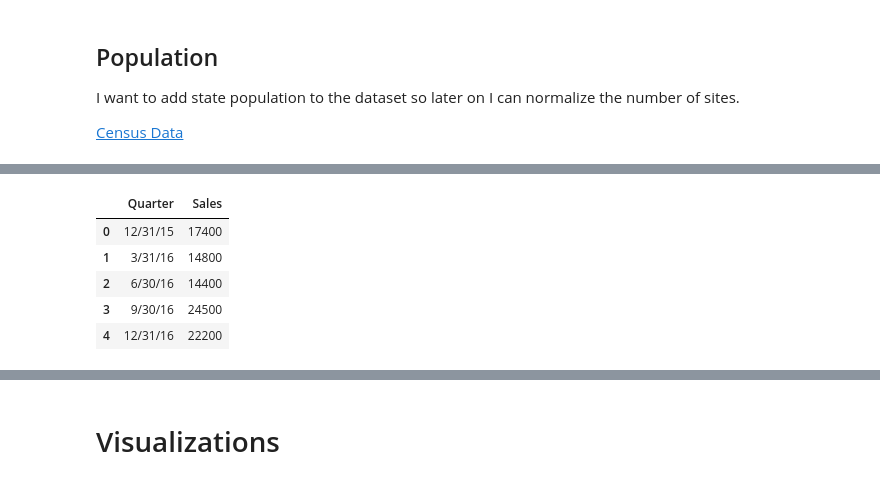
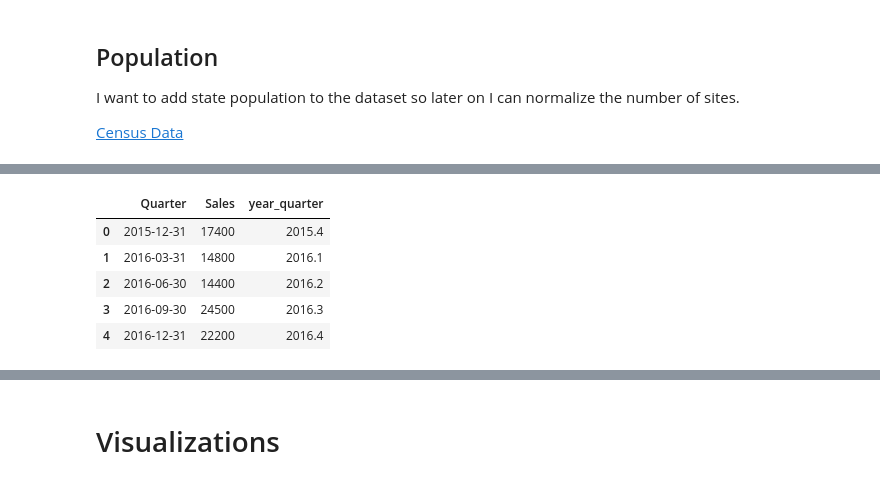
Before and after one commit to jeffkempster/code-louisville-data-science-2, a Jupyter notebook: Tesla Superchargers.ipynb, the cells around one changed output, grey strips where cells are left out. Saved outputs shown, nothing was run; the diff lists cells and outputs as text; code cells hidden in the pictures.

```diff
--- a/Tesla Superchargers.ipynb
+++ b/Tesla Superchargers.ipynb
@@ -275,12 +275,15 @@ us_sites.head()
 # %%
 # teslas sold by quarter
 # https://www.statista.com/statistics/502208/tesla-quarterly-vehicle-deliveries/
 teslas_sold = pd.read_csv('input/tesla-quarterly-sales.csv')
+
+teslas_sold['Quarter'] = pd.to_datetime(teslas_sold['Quarter'])
+teslas_sold['year_quarter'] = teslas_sold.Quarter.dt.year + (teslas_sold.Quarter.dt.quarter / 10)
 teslas_sold.head()
 # %% [output]
-|  | Quarter | Sales |
-| 0 | 12/31/15 | 17400 |
-| 1 | 3/31/16 | 14800 |
-| 2 | 6/30/16 | 14400 |
-| 3 | 9/30/16 | 24500 |
-| 4 | 12/31/16 | 22200 |
+|  | Quarter | Sales | year_quarter |
+| 0 | 2015-12-31 | 17400 | 2015.4 |
+| 1 | 2016-03-31 | 14800 | 2016.1 |
+| 2 | 2016-06-30 | 14400 | 2016.2 |
+| 3 | 2016-09-30 | 24500 | 2016.3 |
+| 4 | 2016-12-31 | 22200 | 2016.4 |
```
Also changed, not shown: parts of 5 cells of this notebook.
